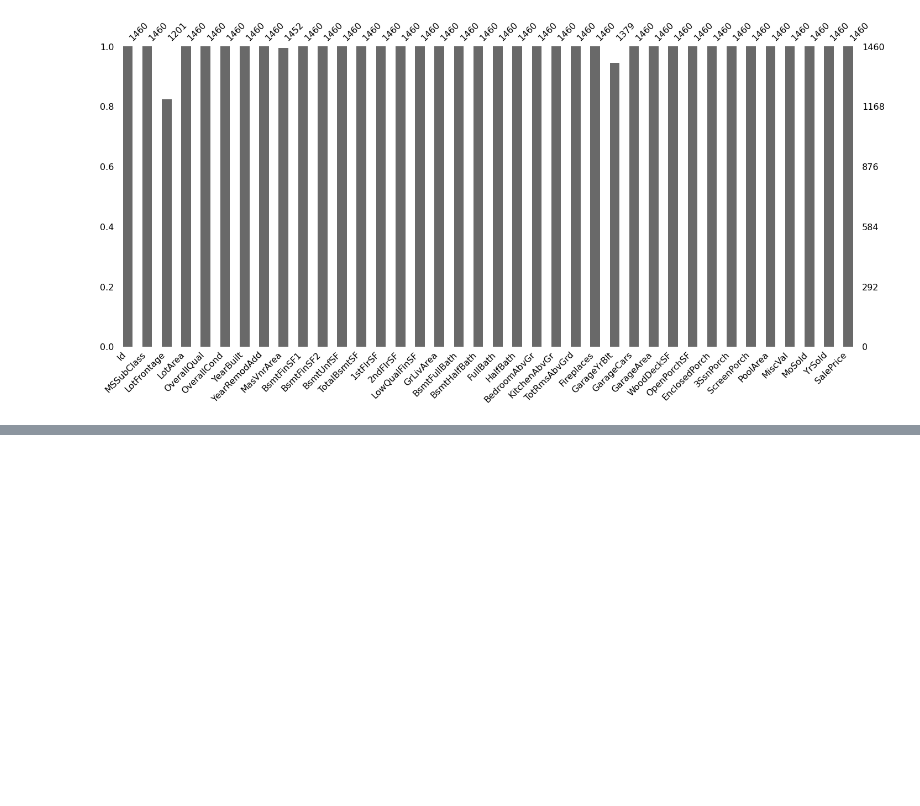
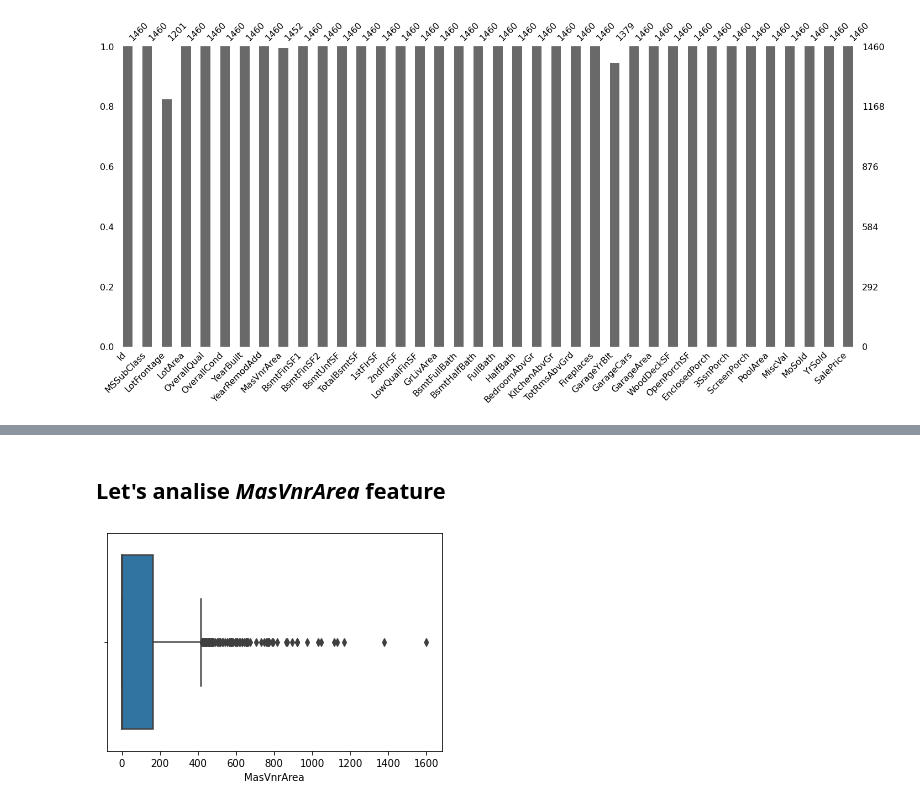
Before and after one commit to masaguaro/Data-Mining, a Jupyter notebook: house_price/rodo_proposal.ipynb, the cells around one changed output, grey strips where cells are left out. Drawn from its saved outputs; the diff is of its cells as text; code cells hidden in the pictures; blank space fills up the shorter version.

```diff
--- a/house_price/rodo_proposal.ipynb
+++ b/house_price/rodo_proposal.ipynb
@@ -1060,0 +1125,6 @@ msno.bar(df_train_copy[numeric_feature_tmp])
+# %% [markdown]
+## Let's analise *MasVnrArea* feature
+# %%
+ax = sns.boxplot(x=df_train["MasVnrArea"])
+# %% [output]
+[figure, added]
```
Also changed, not shown: parts of 41 cells of this notebook.
